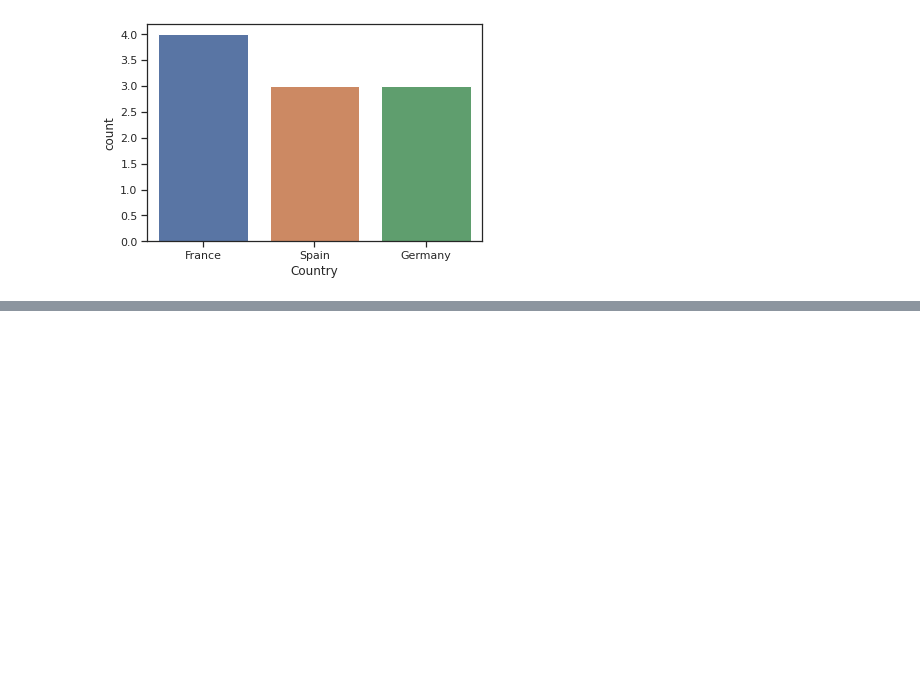
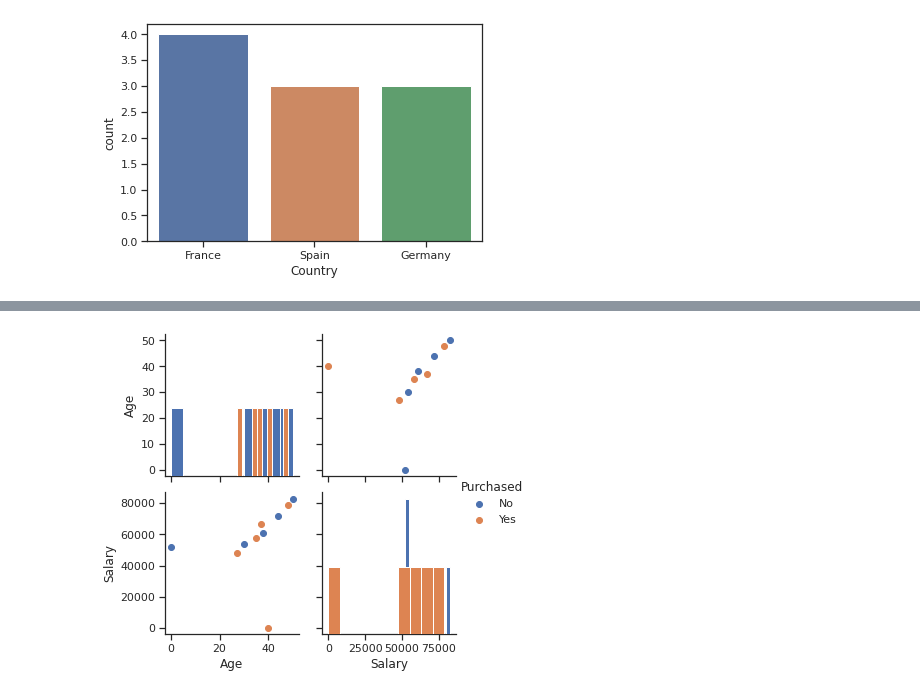
Before and after one commit to ekramasif/Basic-Machine-Learning, a Jupyter notebook: pd_np.ipynb, the cells around one changed output, grey strips where cells are left out. Drawn from its saved outputs; the diff is of its cells as text; code cells hidden in the pictures; blank space fills up the shorter version.

```diff
--- a/pd_np.ipynb
+++ b/pd_np.ipynb
@@ -213,0 +231,13 @@ sns.countplot(x ='Country', data = df)
+# %%
+# PairGrid object with hue
+graph = sns.PairGrid(df, hue ='Purchased')
+# type of graph for diagonal
+graph = graph.map_diag(plt.hist)
+# type of graph for non-diagonal
+graph = graph.map_offdiag(plt.scatter)
+# to add legends
+graph = graph.add_legend()
+# to show
+plt.show()
+# %% [output]
+[figure, added]
```
Also changed, not shown: parts of 6 cells of this notebook.
